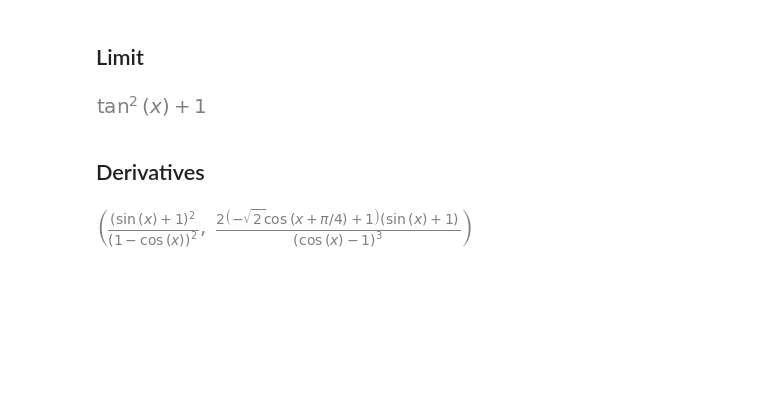
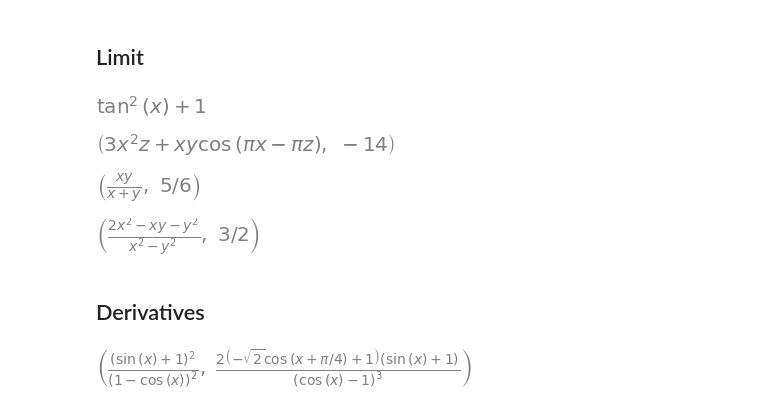
Before and after one commit to JonnyRed/sympy, a Jupyter notebook: sympy-cheatsheet.ipynb, the cells around one changed output. Cells and saved outputs as stored; diff of their text form; code cells hidden in the pictures; blank space fills up the shorter version.

Commit message:
Limited limits, not so caool in Sympy

```diff
--- a/sympy-cheatsheet.ipynb
+++ b/sympy-cheatsheet.ipynb
@@ -654,6 +654,23 @@ x = sp.symbols('x')
 sp.limit((sp.tan(x+h) - sp.tan(x))/h, h, 0)
 # %% [output]
 [figure]
+# %%
+sp.var("x, y, z")
+f = 3*x**2*z + y*x*sp.cos(PI*x-PI*z)
+# %%
+f, sp.limit(f, x, 2).limit(y, 1).limit(z,-1)
+# %% [output]
+[figure, added]
+# %%
+f = x*y/(x+y)
+f, f.limit(x, 5).limit(y,1)
+# %% [output]
+[figure, added]
+# %%
+f= (2*x**2 - x*y-y**2)/(x**2-y**2)
+f, f.limit(x, 1).limit(y,1)
+# %% [output]
+[figure, added]
 # %% [markdown]
 ## Derivatives
 # %%
```
Also changed, not shown: parts of 1 cell of this notebook.
